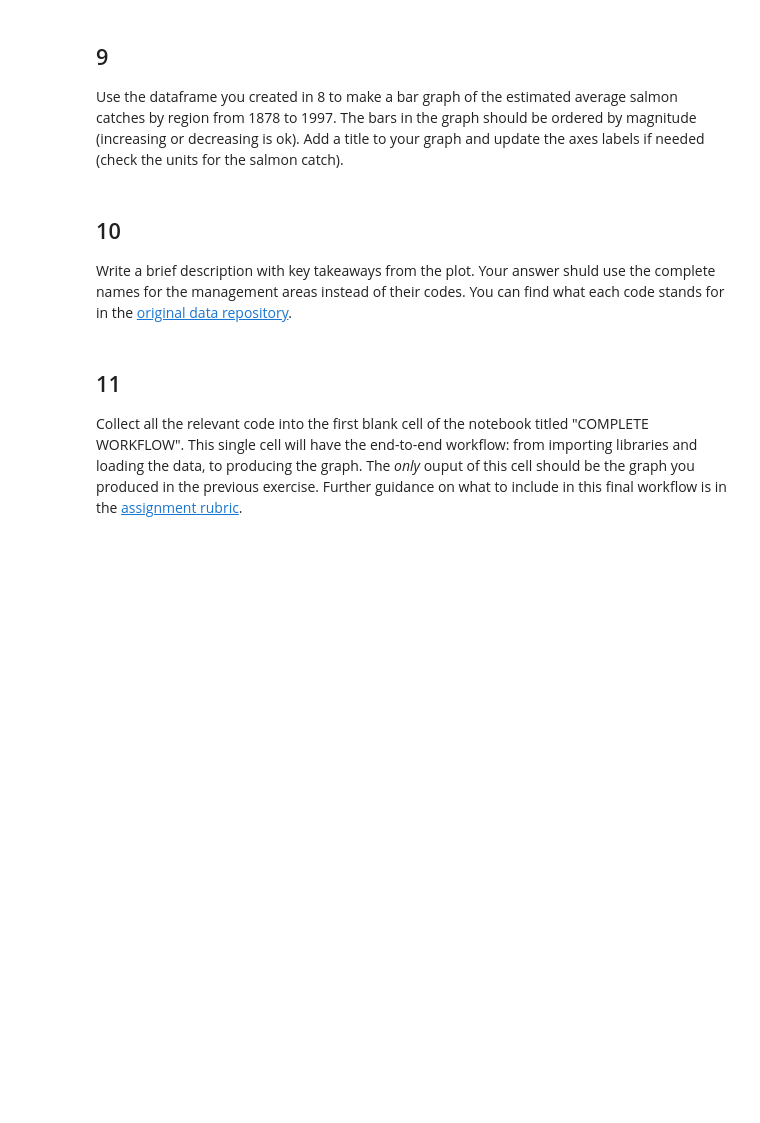
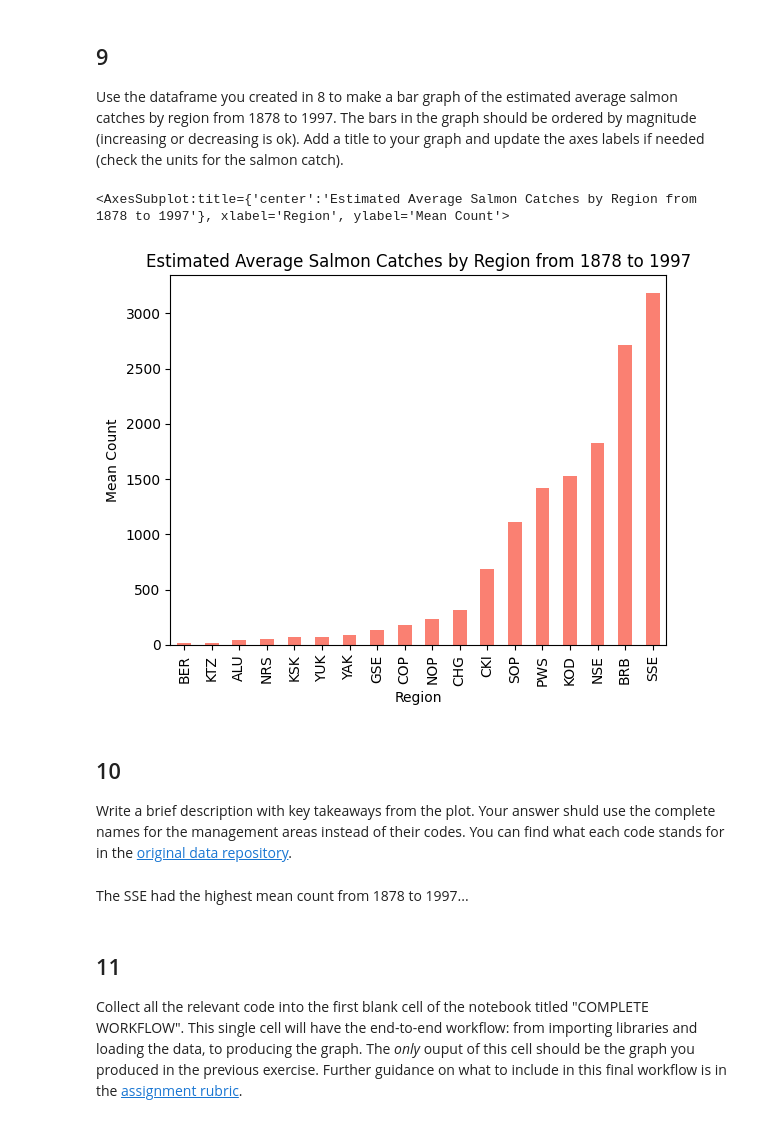
Before and after one commit to evajnewby/eds220-hwk2, a Jupyter notebook: hwk2-task2-salmon-Newby.ipynb, the cells around one changed output. Cells and saved outputs as stored; diff of their text form; code cells hidden in the pictures; blank space fills up the shorter version.

```diff
--- a/hwk2-task2-salmon-Newby.ipynb
+++ b/hwk2-task2-salmon-Newby.ipynb
@@ -211,7 +211,7 @@ In the next cell:
 2. Confirm you have updated the data type. Store the type of the `catch` column in the `catch_column_type` variable.
 # %%
 # Convert catch column from a string to int64:
-catch_column_type = catch_data['Catch'].astype('int64')
+catch_data['Catch'] = catch_data['Catch'].astype('int64')
 
 # Check catch data:
 catch_data.dtypes
@@ -223,7 +223,7 @@ Catch       int64
 dtype: object
 # %%
 # Store the type of the catch column:
-catch_data['Catch'] = catch_data['Catch'].astype(int)
+catch_column_type = catch_data['Catch'].astype('int64')
 
 # View changes:
 catch_column_type.dtypes
@@ -237,0 +235,3 @@ avg_region
+# %%
+avg_region = catch_data.groupby('Region')['Catch'].mean()
+avg_region
@@ -241,6 +262,14 @@ avg_region
 ## 9
 
 Use the dataframe you created in 8 to make a bar graph of the estimated average salmon catches by region from 1878 to 1997. The bars in the graph should be ordered by magnitude (increasing or decreasing is ok). Add a title  to your graph and update the axes labels if needed (check the units for the salmon catch).
+# %%
+avg_region.sort_values().plot(kind = 'bar',
+               title='Estimated Average Salmon Catches by Region from 1878 to 1997',
+                ylabel=('Mean Count'),
+                color = 'salmon')
+# %% [output]
+<AxesSubplot:title={'center':'Estimated Average Salmon Catches by Region from 1878 to 1997'}, xlabel='Region', ylabel='Mean Count'>
+[figure, added]
 # %% [markdown]
 <!-- END QUESTION -->
 
@@ -249,6 +278,8 @@ Use the dataframe you created in 8 to make a bar graph of the estimated average
 ## 10
 
 Write a brief description with key takeaways from the plot. Your answer shuld use the complete names for the management areas instead of their codes. You can find what each code stands for in the [original data repository](https://knb.ecoinformatics.org/view/df35b.304.2#df35b.303.1).
+# %% [markdown]
+The SSE had the highest mean count from 1878 to 1997...
 # %% [markdown]
 ## 11
 
```
Also changed, not shown: parts of 2 cells of this notebook.
